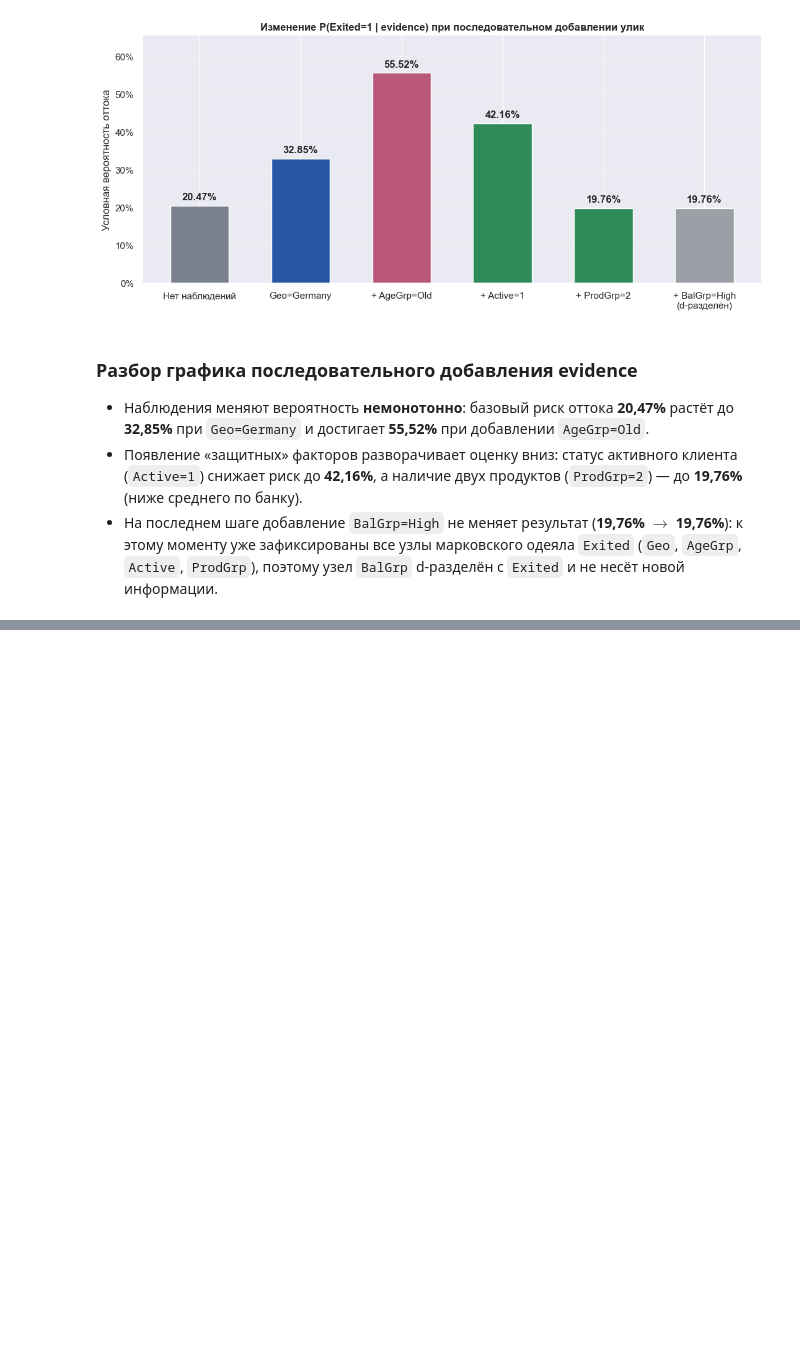
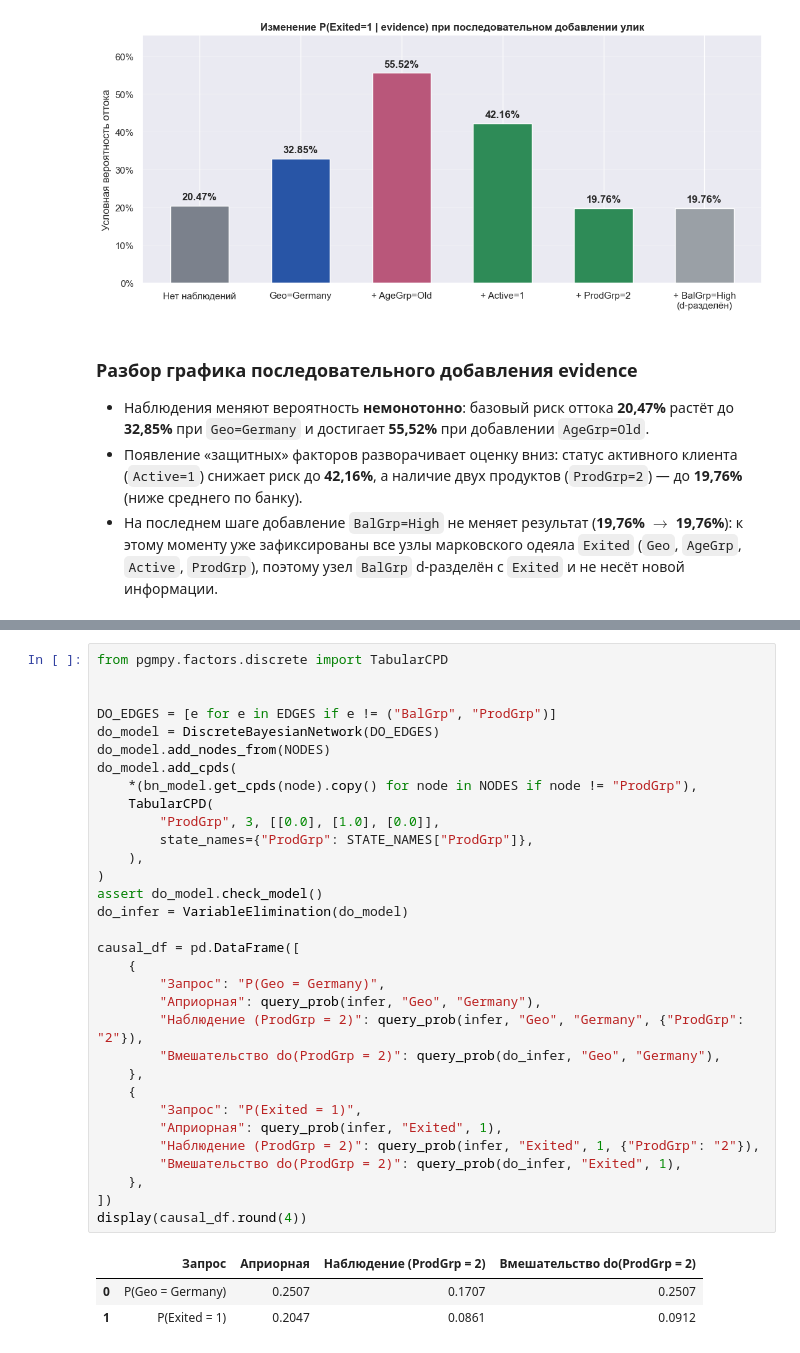
Before and after one commit to CerN04/ml_course_mai, a Jupyter notebook: bayesian/lab4.ipynb, the cells around one changed output, grey strips where cells are left out. Saved outputs shown, nothing was run; the diff lists cells and outputs as text; blank space fills up the shorter version.

```diff
--- a/bayesian/lab4.ipynb
+++ b/bayesian/lab4.ipynb
@@ -753,0 +948,36 @@ plt.show()
+# %%
+from pgmpy.factors.discrete import TabularCPD
+
+
+DO_EDGES = [e for e in EDGES if e != ("BalGrp", "ProdGrp")]
+do_model = DiscreteBayesianNetwork(DO_EDGES)
+do_model.add_nodes_from(NODES)
+do_model.add_cpds(
+    *(bn_model.get_cpds(node).copy() for node in NODES if node != "ProdGrp"),
+    TabularCPD(
+        "ProdGrp", 3, [[0.0], [1.0], [0.0]],
+        state_names={"ProdGrp": STATE_NAMES["ProdGrp"]},
+    ),
+)
+assert do_model.check_model()
+do_infer = VariableElimination(do_model)
+
+causal_df = pd.DataFrame([
+    {
+        "Запрос": "P(Geo = Germany)",
+        "Априорная": query_prob(infer, "Geo", "Germany"),
+        "Наблюдение (ProdGrp = 2)": query_prob(infer, "Geo", "Germany", {"ProdGrp": "2"}),
+        "Вмешательство do(ProdGrp = 2)": query_prob(do_infer, "Geo", "Germany"),
+    },
+    {
+        "Запрос": "P(Exited = 1)",
+        "Априорная": query_prob(infer, "Exited", 1),
+        "Наблюдение (ProdGrp = 2)": query_prob(infer, "Exited", 1, {"ProdGrp": "2"}),
+        "Вмешательство do(ProdGrp = 2)": query_prob(do_infer, "Exited", 1),
+    },
+])
+display(causal_df.round(4))
+# %% [output]
+|  | Запрос | Априорная | Наблюдение (ProdGrp = 2) | Вмешательство do(ProdGrp = 2) |
+| 0 | P(Geo = Germany) | 0.2507 | 0.1707 | 0.2507 |
+| 1 | P(Exited = 1) | 0.2047 | 0.0861 | 0.0912 |
```
Also changed, not shown: parts of 9 cells of this notebook.
